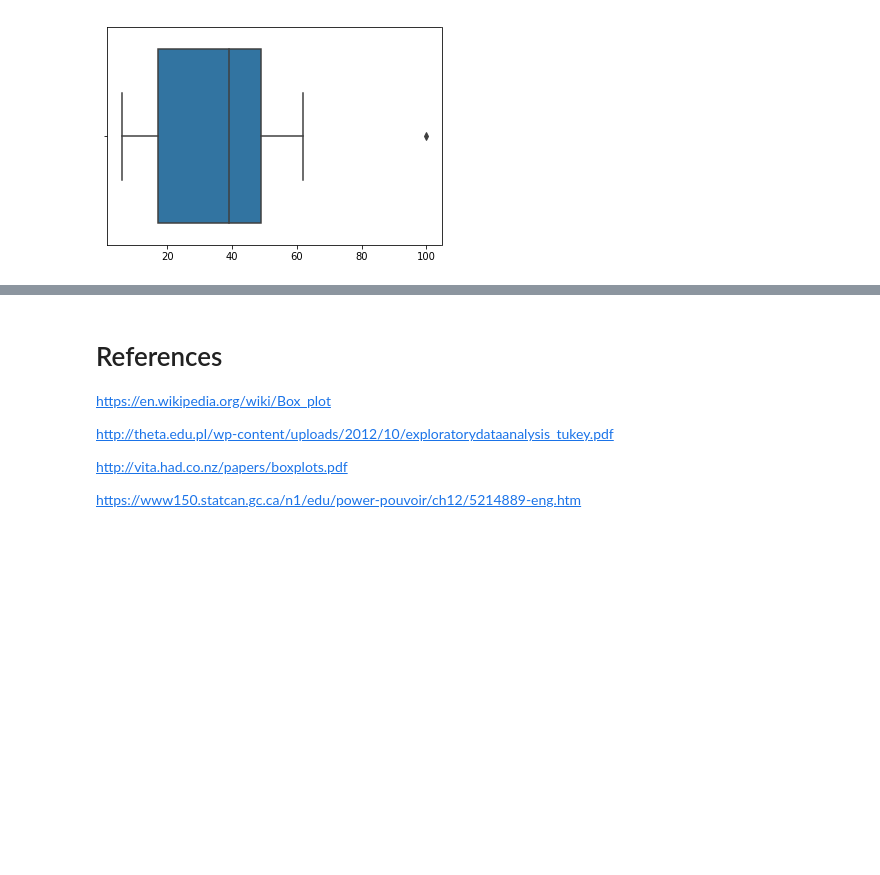
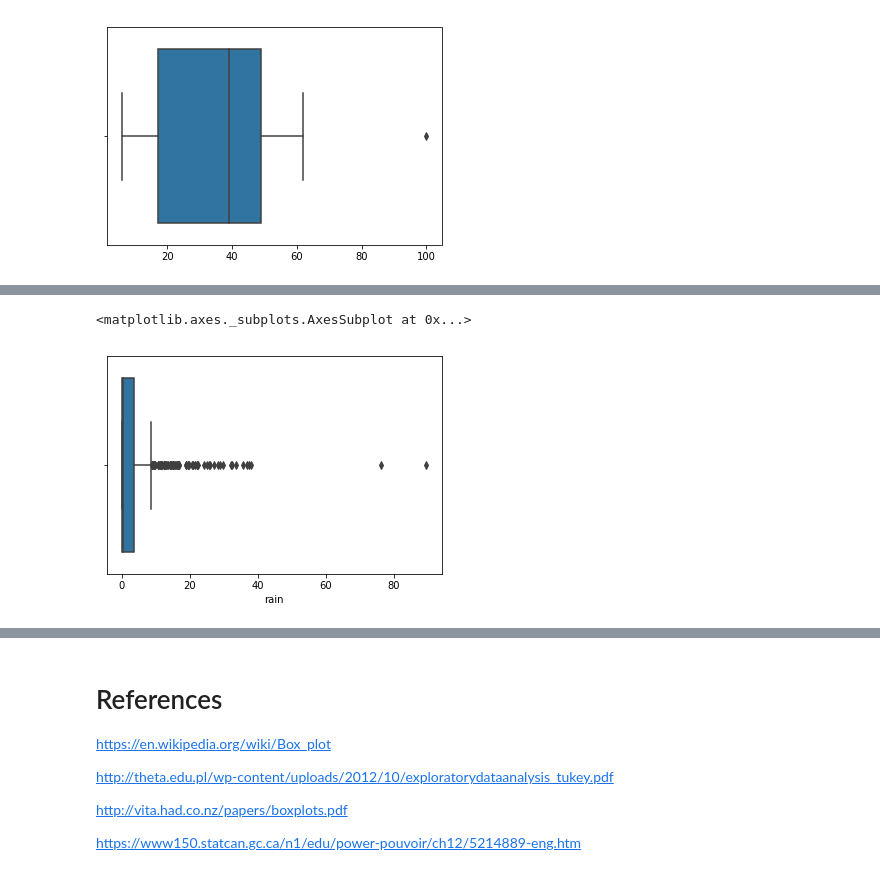
Before and after one commit to RitRa/Box-Plot-Project, a Jupyter notebook: Box Plot Project.ipynb, the cells around one changed output, grey strips where cells are left out. Saved outputs shown, nothing was run; the diff lists cells and outputs as text; code cells hidden in the pictures; blank space fills up the shorter version.

Commit message:
adding data

```diff
--- a/Box Plot Project.ipynb
+++ b/Box Plot Project.ipynb
@@ -37,0 +52,4 @@ ax
+# %%
+# we need to skip the first 9 rows as it is full of notes
+df = pd.read_csv("https://cli.fusio.net/cli/climate_data/webdata/dly2007.csv",skiprows=9)
+df
@@ -37,0 +87,8 @@ ax
+# %%
+# basic
+%matplotlib inline
+myboxplot = sns.boxplot(x=df['rain'])
+myboxplot
+# %% [output]
+<matplotlib.axes._subplots.AxesSubplot at 0x...>
+[figure, added]
```
Also changed, not shown: parts of 12 cells of this notebook.
